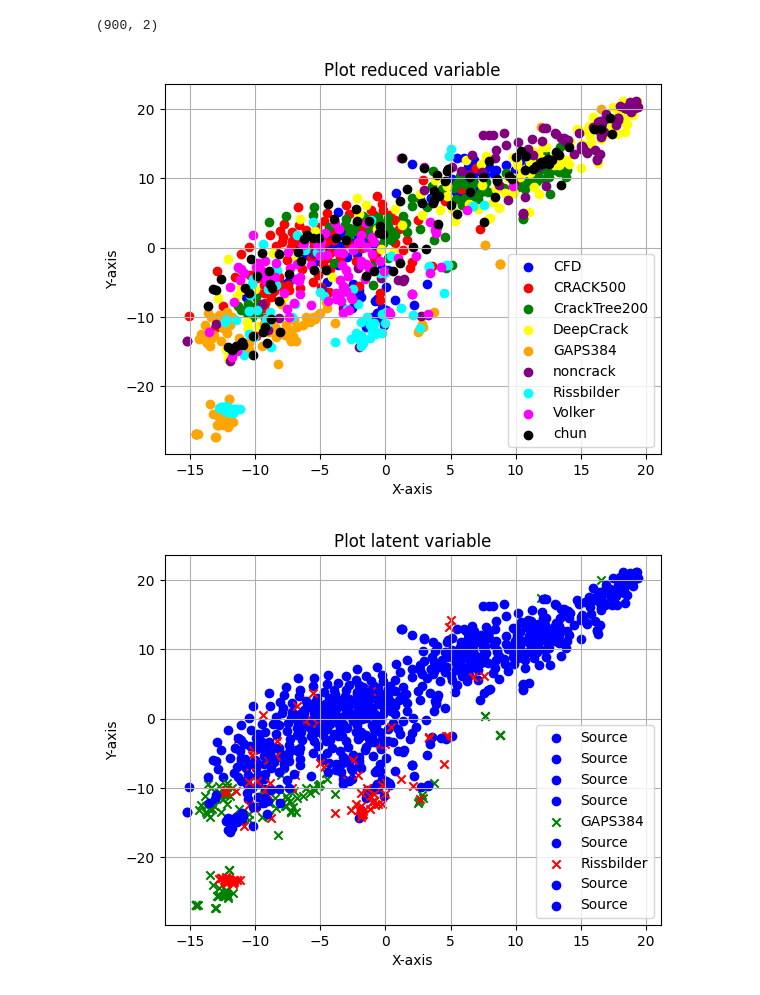
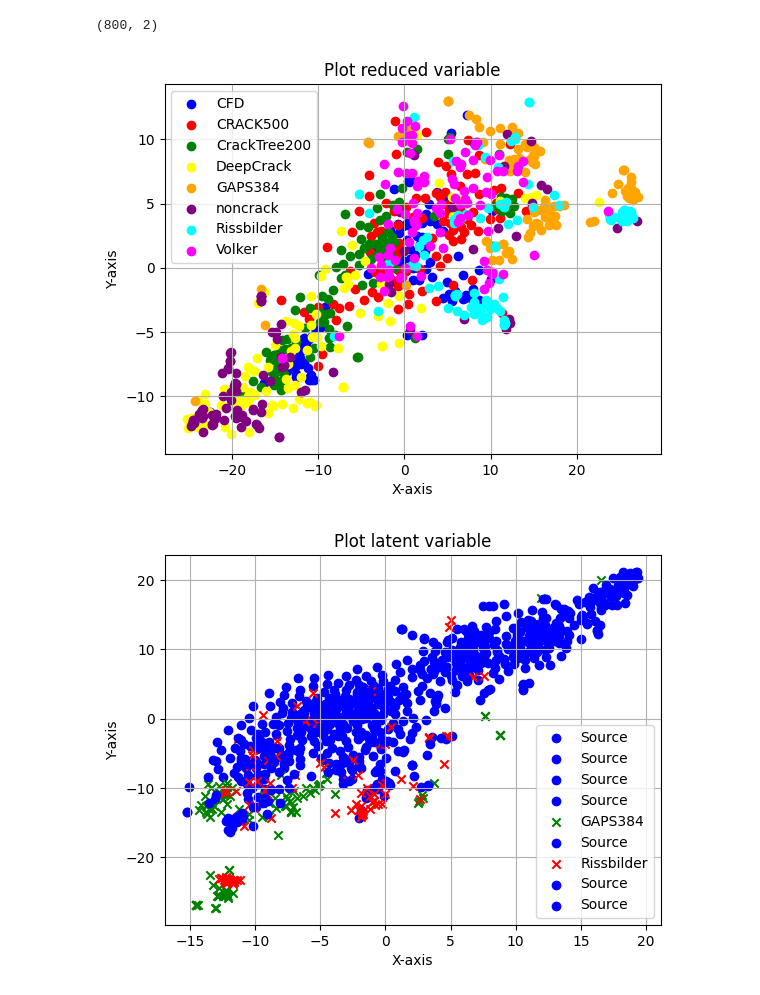
Before and after one commit to toshimickey/domain-adaptation-for-crack-segmentation, a Jupyter notebook: plot_domainshift.ipynb, the cells around one changed output. Cells and saved outputs as stored; diff of their text form; code cells hidden in the pictures.

```diff
--- a/plot_domainshift.ipynb
+++ b/plot_domainshift.ipynb
@@ -52,10 +86,10 @@ rissbilder_files = sorted(glob.glob('data/Train/images/Rissbilder*'))
 random.shuffle(rissbilder_files)
 volker_files = sorted(glob.glob('data/Train/images/Volker*'))
 random.shuffle(volker_files)
-chun_files = sorted(glob.glob('data/original_split_resized/*'))
-random.shuffle(chun_files)
+# chun_files = sorted(glob.glob('data/original_split_resized/*'))
+# random.shuffle(chun_files)
 
-img_file_path = cfd_files[:100]+crack500_files[:100]+cracktree200_files[:100]+deepcrack_files[:100]+gaps384_files[:100]+noncrack_files[:100]+rissbilder_files[:100]+volker_files[:100]+chun_files[:100]
+img_file_path = cfd_files[:100]+crack500_files[:100]+cracktree200_files[:100]+deepcrack_files[:100]+gaps384_files[:100]+noncrack_files[:100]+rissbilder_files[:100]+volker_files[:100]
 
 tsne = TSNE(n_jobs=2, perplexity=20)
 imgs = np.concatenate([cv2.resize(cv2.imread(p),(256,256)).flatten().reshape(1,-1) for p in img_file_path], axis=0)
@@ -63,29 +97,28 @@ imgs_reduced = tsne.fit_transform(imgs)
 
 print(imgs_reduced.shape)
 # %% [output]
-(900, 2)
+(800, 2)
 # %%
-parts = [imgs_reduced[i * 100: (i + 1) * 100] for i in range(9)]
+parts = [imgs_reduced[i * 100: (i + 1) * 100] for i in range(8)]
 
 # プロットのループ
 plt.scatter(parts[0][:, 0], parts[0][:, 1], label='CFD', c='blue', marker='o')
 plt.scatter(parts[1][:, 0], parts[1][:, 1], label='CRACK500', c='red', marker='o')
 plt.scatter(parts[2][:, 0], parts[2][:, 1], label='CrackTree200', c='green', marker='o')
 plt.scatter(parts[3][:, 0], parts[3][:, 1], label='DeepCrack', c='yellow', marker='o')
 plt.scatter(parts[4][:, 0], parts[4][:, 1], label='GAPS384', c='orange', marker='o')
 plt.scatter(parts[5][:, 0], parts[5][:, 1], label='noncrack', c='purple', marker='o')
 plt.scatter(parts[6][:, 0], parts[6][:, 1], label='Rissbilder', c='cyan', marker='o')
 plt.scatter(parts[7][:, 0], parts[7][:, 1], label='Volker', c='magenta', marker='o')
-plt.scatter(parts[8][:, 0], parts[8][:, 1], label='chun', c='black', marker='o')
 
 plt.xlabel('X-axis')
 plt.ylabel('Y-axis')
 plt.legend()
 plt.title('Plot reduced variable')
 plt.grid(True)
 plt.show()
 # %% [output]
-[figure, old version]
+[figure, new version]
 # %%
 parts = [imgs_reduced[i * 100: (i + 1) * 100] for i in range(9)]
 
```
Also changed, not shown: parts of 4 cells of this notebook, 3 other files.
